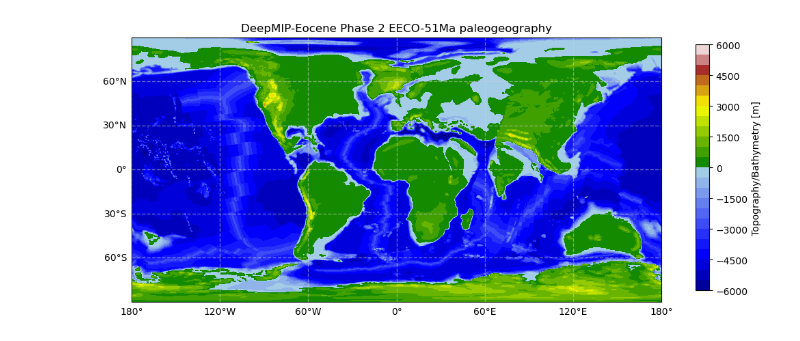
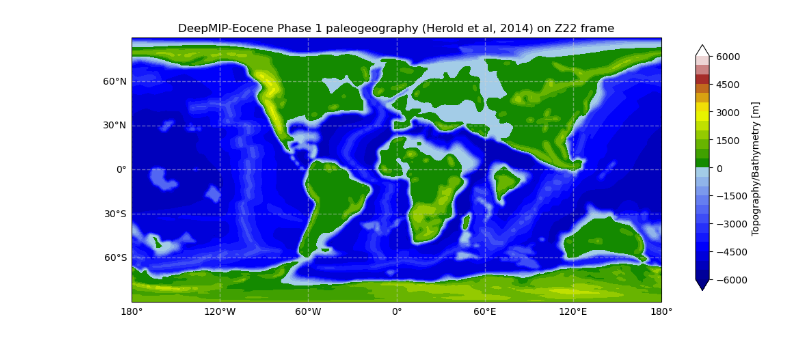
Before and after one commit to danlunt1976/DeepMIP-Eocene-p2, a Jupyter notebook: Exp Design plots.ipynb, the cells around one changed output. Cells and saved outputs as stored; diff of their text form; code cells hidden in the pictures.

```diff
--- a/Exp Design plots.ipynb
+++ b/Exp Design plots.ipynb
@@ -33,4 +33,10 @@ mylontopoherz22, mylattopoherz22, mytopoherz22, mylontopoherz22c, mytopoherz22c
     )
+# %%
+# READ IN THE HEROLD TOPOGRAPHY NEW NEW PLATES [FOR PAPER]
+
+mylontopoherz223, mylattopoherz223, mytopoherz223, mylontopoherz223c, mytopoherz223c = read_paleogeog(
+    'paleogeography/herold_etal_eocene_topo_1x1_Z22-PMAG-55Ma_20260624.nc','topo','lat','lon'
+    )
 # %%
 # READ IN THE WRIGHT TOPOGRAPHY
 
@@ -82,3 +103,8 @@ plot_paleogeog(mylontopoherz22c, mylattopoherz22, mytopoherz22c,'DeepMIP-Eocene
+# %%
+# PLOT THE HEROLD TOPO ON NEW REF FRAME NEW [FOR PAPER]
+plot_paleogeog(mylontopoherz223c, mylattopoherz223, mytopoherz223c,'DeepMIP-Eocene Phase 1 paleogeography (Herold et al, 2014) on Z22 frame','map_plot_herold_z22_20260624',0)
+# %% [output]
+[figure, added]
 # %%
 # PLOT THE WRIGHT TOPOGRAPHY
 
@@ -94,7 +120,5 @@ plot_paleogeog(mylon9, mylat9, mytopo9,'DeepMIP-Eocene Phase 2 paleogeography','
 # PLOT THE FINAL DEEPMIP-P2 TOPOGRAPHY
 plot_paleogeog(mylontopofin, mylattopofin, mytopofin,'DeepMIP-Eocene Phase 2 paleogeography','map_plot_deepmip-eocene-p2-final',0)
 # %%
-# PLOT THE FINAL FINAL DEEPMIP-P2 TOPOGRAPHY [FOR PAPER]
-plot_paleogeog(mylontopofin2, mylattopofin2, mytopofin2,'DeepMIP-Eocene Phase 2 EECO-51Ma paleogeography','map_plot_deepmip-eocene-p2-final2',0)
+# PLOT THE FINAL FINAL DEEPMIP-P2 TOPOGRAPHY
+plot_paleogeog(mylontopofin2, mylattopofin2, mytopofin2,'DeepMIP-Eocene Phase 2 EECO-51Ma paleogeography','map_plot_deepmip-eocene-p2-final2_20260617',0)
-# %% [output]
-[figure, removed]
```
Also changed, not shown: parts of 24 cells of this notebook.
